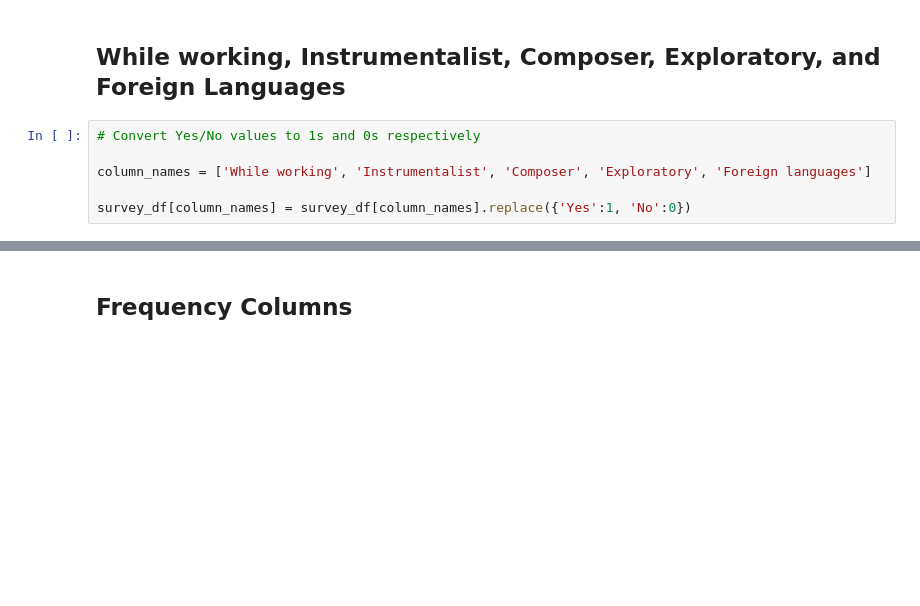
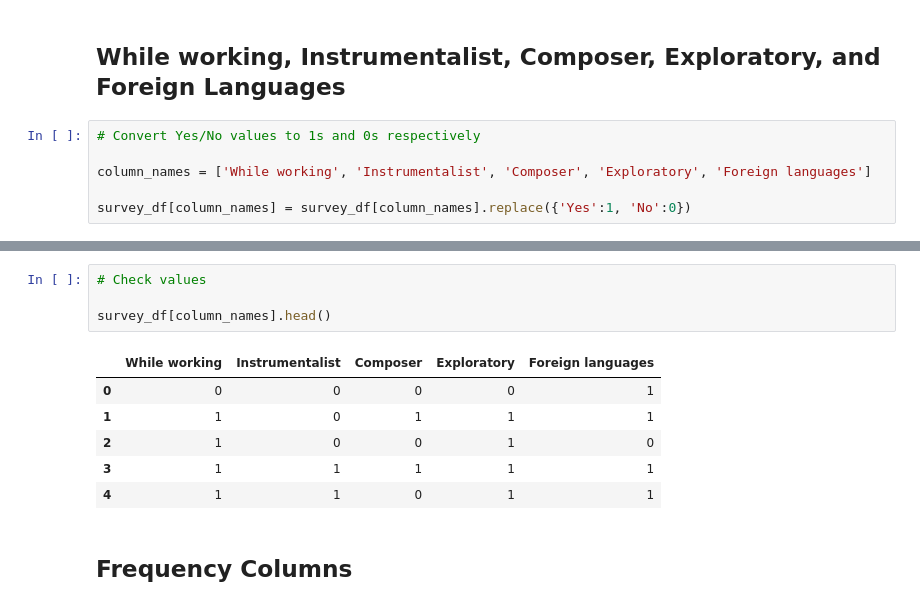
Before and after one commit to ajamkotc/music_therapy_capstone, a Jupyter notebook: notebooks/ml-preprocessing.ipynb, the cells around one changed output, grey strips where cells are left out. Cells and saved outputs as stored; diff of their text form; blank space fills up the shorter version.

```diff
--- a/notebooks/ml-preprocessing.ipynb
+++ b/notebooks/ml-preprocessing.ipynb
@@ -64,3 +78,14 @@ survey_df[column_names] = survey_df[column_names].replace({'Yes':1, 'No':0})
+# %%
+# Check values
+
+survey_df[column_names].head()
+# %% [output]
+|  | While working | Instrumentalist | Composer | Exploratory | Foreign languages |
+| 0 | 0 | 0 | 0 | 0 | 1 |
+| 1 | 1 | 0 | 1 | 1 | 1 |
+| 2 | 1 | 0 | 0 | 1 | 0 |
+| 3 | 1 | 1 | 1 | 1 | 1 |
+| 4 | 1 | 1 | 0 | 1 | 1 |
 # %% [markdown]
 ## Frequency Columns
 # %%
```
Also changed, not shown: parts of 15 cells of this notebook.
